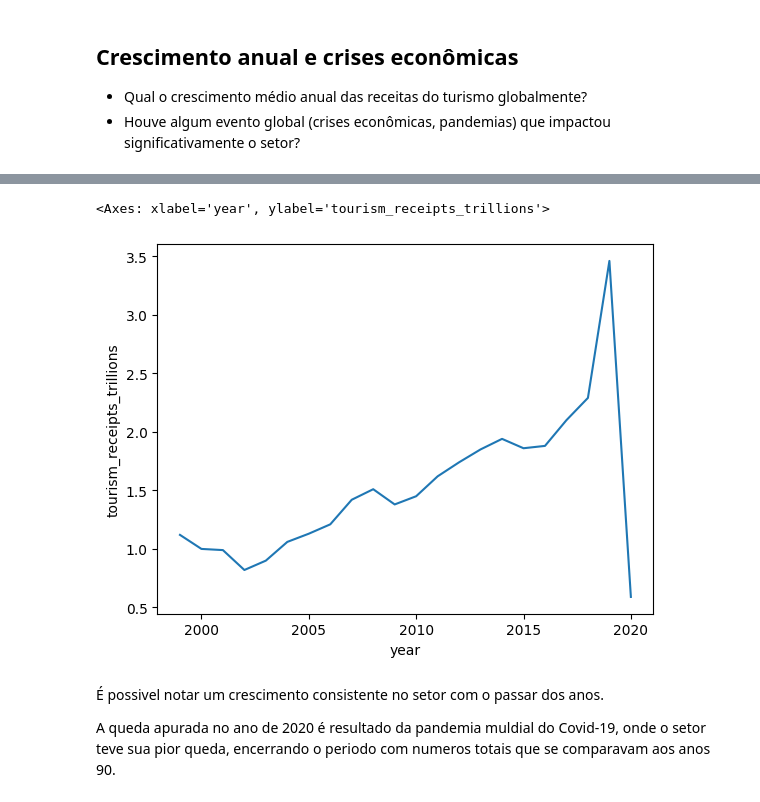
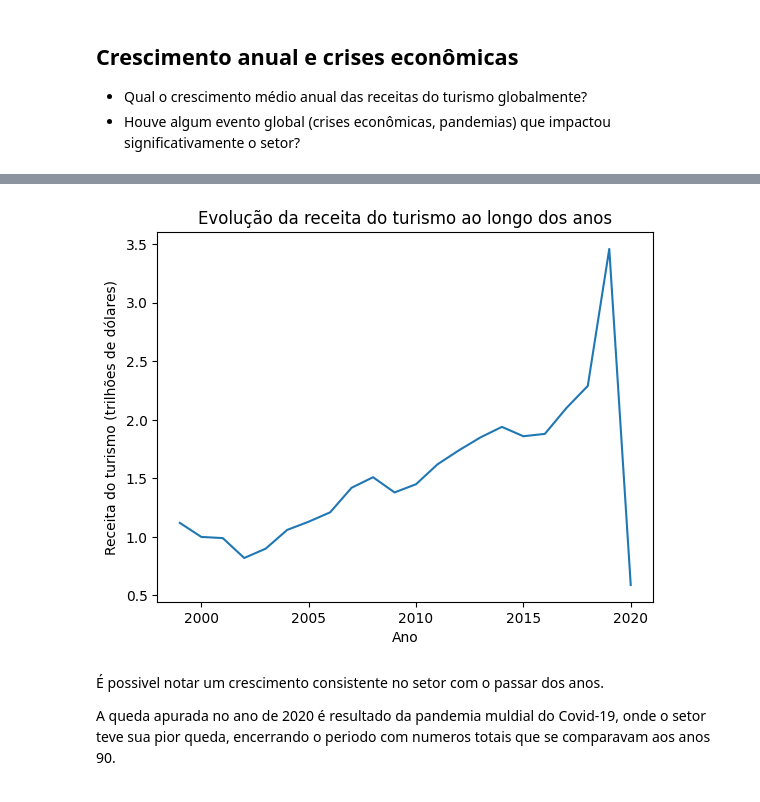
Before and after one commit to Gabs72P/Analise-da-economia-do-turismo-mundial, a Jupyter notebook: Projeto_Turismo.ipynb, the cells around one changed output, grey strips where cells are left out. Saved outputs shown, nothing was run; the diff lists cells and outputs as text; code cells hidden in the pictures.

```diff
--- a/Projeto_Turismo.ipynb
+++ b/Projeto_Turismo.ipynb
@@ -232,8 +251,12 @@ Outra coisa importante, para melhorar a leitura dos dados, irei converter as col
 # %%
-for i in ['tourism_arrivals', 'tourism_departures', 'tourism_receipts', 'gdp']:
+for i in ['tourism_receipts', 'gdp']:
+  tourism_table[i] = tourism_table[i] / 1e9
+
+
+for i in ['tourism_arrivals', 'tourism_departures']:
   tourism_table[i] = tourism_table[i] / 1e6
 # %%
-tourism_table.rename(columns={'gdp': 'gdp_millions', 'tourism_receipts' : 'tourism_receipts_millions', 'tourism_arrivals' : 'tourism_arrivals_millions', 'tourism_departures' : 'tourism_departures_millions'}, inplace=True)
+tourism_table.rename(columns={'gdp': 'gdp_billions', 'tourism_receipts' : 'tourism_receipts_billions', 'tourism_arrivals' : 'tourism_arrivals_millions', 'tourism_departures' : 'tourism_departures_millions'}, inplace=True)
 # %%
 tourism_table.tail(10)
 
@@ -362,13 +380,13 @@ tourism_table['country'].nunique()
 *   Houve algum evento global (crises econômicas, pandemias) que impactou significativamente o setor?
 # %%
 # criando uma tabela com as informações receita, ano, inflação e desemprego
-tab1 = tourism_table[['year', 'tourism_receipts_millions']].groupby('year').sum().reset_index()
+tab1 = tourism_table[['year', 'tourism_receipts_billions']].groupby('year').sum().reset_index()
 tab2 = tourism_table[['year', 'inflation', 'unemployment']].groupby('year').mean().reset_index()
 receipt_x_year = pd.merge(tab1, tab2, on='year')
 
 # pra facilitar a leitura e interpretação, alterando de milhao para trilhao
-receipt_x_year['tourism_receipts_millions'] = receipt_x_year['tourism_receipts_millions'] / 1000000
-receipt_x_year.rename(columns={'tourism_receipts_millions': 'tourism_receipts_trillions'}, inplace=True)
+receipt_x_year['tourism_receipts_billions'] = receipt_x_year['tourism_receipts_billions'] / 1000
+receipt_x_year.rename(columns={'tourism_receipts_billions': 'tourism_receipts_trillions'}, inplace=True)
 # %%
 receipt_x_year['tourism_receipts_trillions'] = (receipt_x_year['tourism_receipts_trillions']).round(2)
 # %%
@@ -394,9 +401,13 @@ receipt_x_year
 # %%
 # grafico mosta o crescimento da receita, mas ainda preciso calcular a media de crescimento ao ano
-sns.lineplot(receipt_x_year, x='year', y='tourism_receipts_trillions')
+fig = sns.lineplot(receipt_x_year, x='year', y='tourism_receipts_trillions')
+
+plt.title('Evolução da receita do turismo ao longo dos anos')
+plt.xlabel('Ano')
+plt.ylabel('Receita do turismo (trilhões de dólares)')
+plt.show()
 # %% [output]
-<Axes: xlabel='year', ylabel='tourism_receipts_trillions'>
-[figure, old version]
+[figure, new version]
 # %% [markdown]
 É possivel notar um crescimento consistente no setor com o passar dos anos.
 
```
Also changed, not shown: parts of 23 cells of this notebook.
